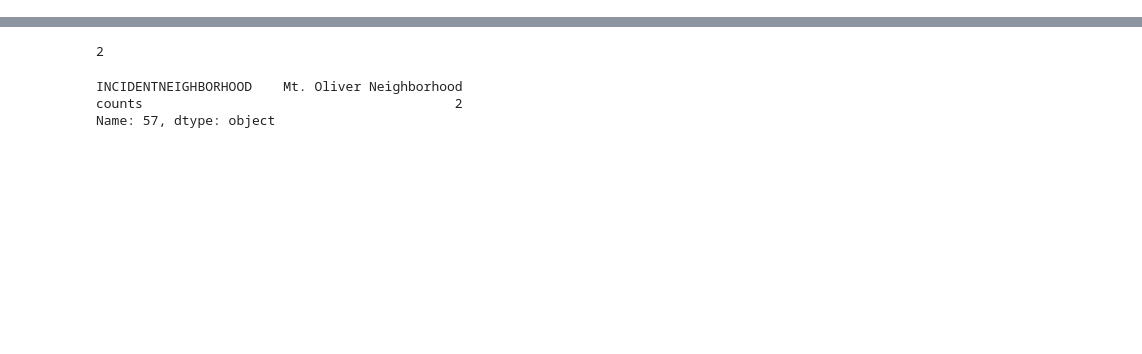
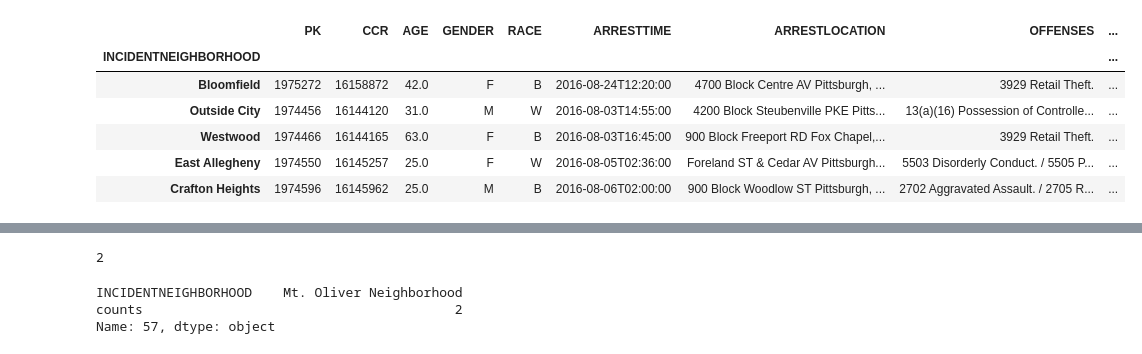
Before and after one commit to Casey4D/Group-10-Final-Project, a Jupyter notebook: Neighborhood-Arrests.ipynb, the cells around one changed output, grey strips where cells are left out. Cells and saved outputs as stored; diff of their text form; code cells hidden in the pictures; blank space fills up the shorter version.

```diff
--- a/Neighborhood-Arrests.ipynb
+++ b/Neighborhood-Arrests.ipynb
@@ -5,6 +5,16 @@ import numpy as np
 import matplotlib.pyplot as plt
 
 police = pd.read_csv("https://data.wprdc.org/datastore/dump/e03a89dd-134a-4ee8-a2bd-62c40aeebc6f", index_col=("INCIDENTNEIGHBORHOOD"))
+# %%
+police.head(5)
+# %% [output]
+|  | PK | CCR | AGE | GENDER | RACE | ARRESTTIME | ARRESTLOCATION | OFFENSES | ... |
+| INCIDENTNEIGHBORHOOD |  |  |  |  |  |  |  |  | ... |
+| Bloomfield | 1975272 | 16158872 | 42.0 | F | B | 2016-08-24T12:20:00 | 4700 Block Centre AV Pittsburgh, ... | 3929 Retail Theft. | ... |
+| Outside City | 1974456 | 16144120 | 31.0 | M | W | 2016-08-03T14:55:00 | 4200 Block Steubenville PKE Pitts... | 13(a)(16) Possession of Controlle... | ... |
+| Westwood | 1974466 | 16144165 | 63.0 | F | B | 2016-08-03T16:45:00 | 900 Block Freeport RD Fox Chapel,... | 3929 Retail Theft. | ... |
+| East Allegheny | 1974550 | 16145257 | 25.0 | F | W | 2016-08-05T02:36:00 | Foreland ST & Cedar AV Pittsburgh... | 5503 Disorderly Conduct. / 5505 P... | ... |
+| Crafton Heights | 1974596 | 16145962 | 25.0 | M | B | 2016-08-06T02:00:00 | 900 Block Woodlow ST Pittsburgh, ... | 2702 Aggravated Assault. / 2705 R... | ... |
 # %%
 neighborhoodarrests = police.groupby(["INCIDENTNEIGHBORHOOD"]).size().reset_index(name="counts")
 neighborhoodarrests.head(10)
```
Also changed, not shown: parts of 4 cells of this notebook, 1 other file.
